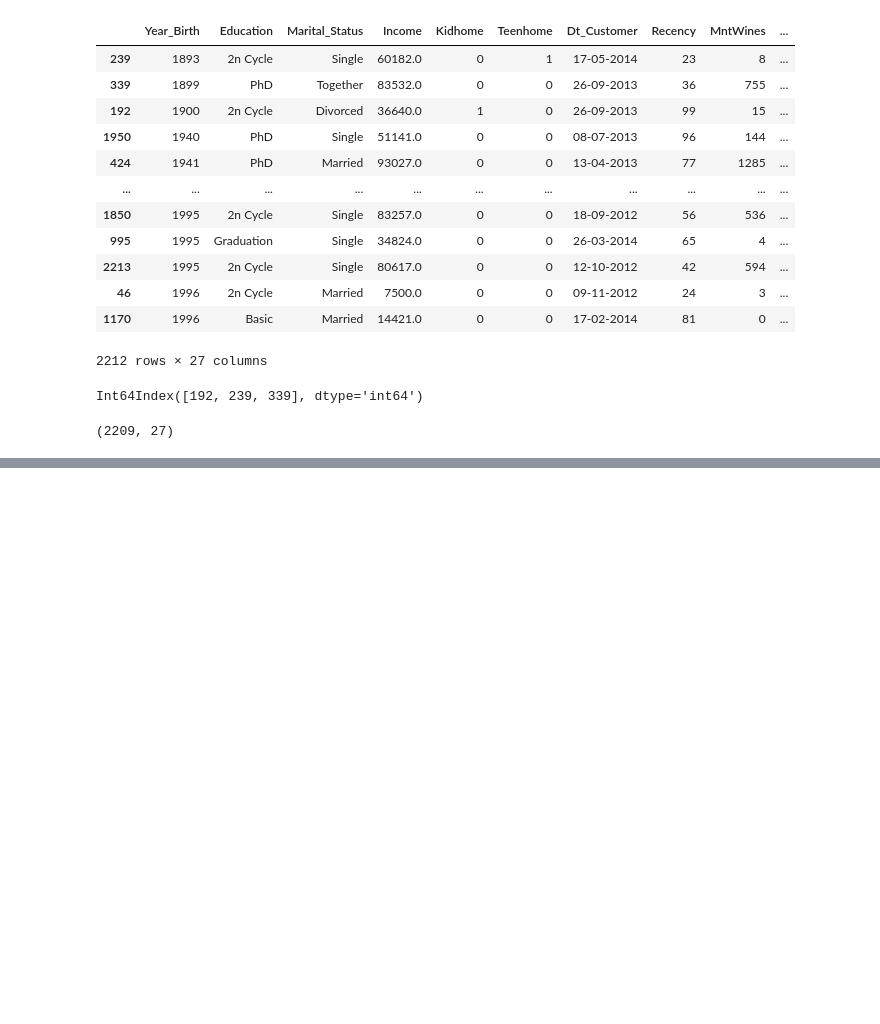
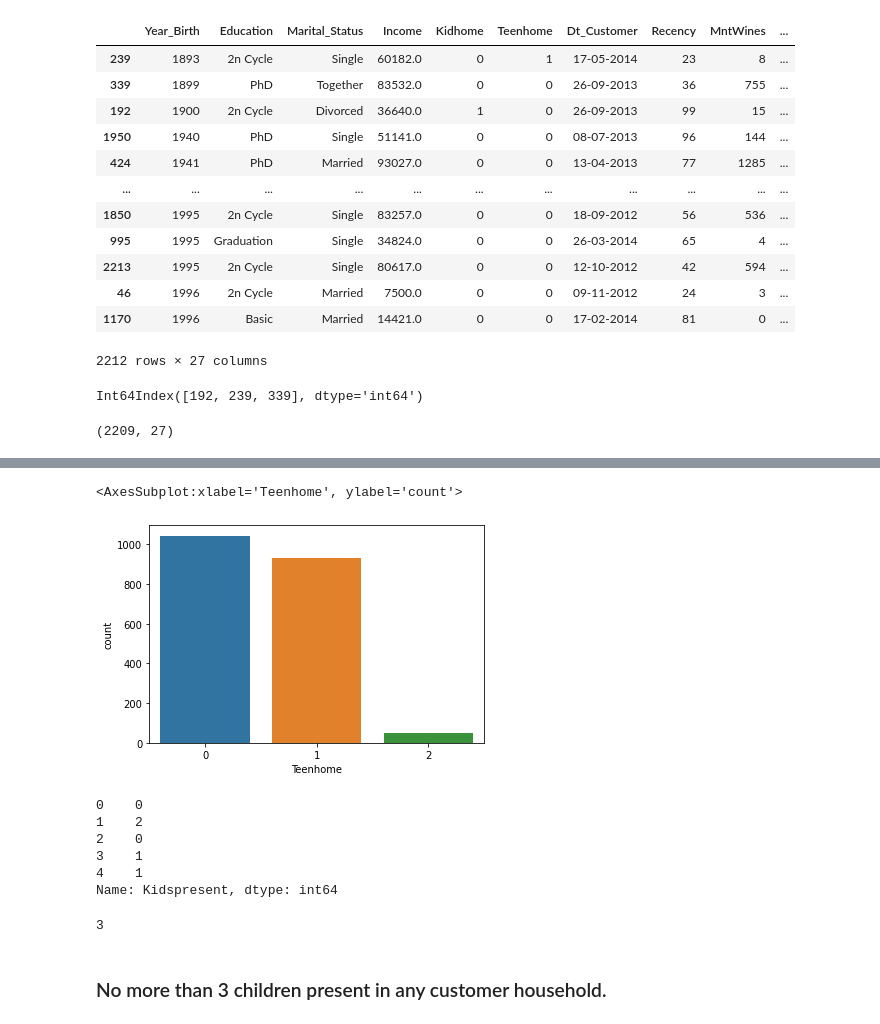
Before and after one commit to jaysCustomSpacesuits/customer_segmentation, a Jupyter notebook: Customer Analysis and Segmentation.ipynb, the cells around one changed output, grey strips where cells are left out. Saved outputs shown, nothing was run; the diff lists cells and outputs as text; code cells hidden in the pictures; blank space fills up the shorter version.

```diff
--- a/Customer Analysis and Segmentation.ipynb
+++ b/Customer Analysis and Segmentation.ipynb
@@ -231,0 +223,5 @@ df.drop_duplicates()
+# %%
+sns.countplot(data=df, x='Teenhome')
+# %% [output]
+<AxesSubplot:xlabel='Teenhome', ylabel='count'>
+[figure, added]
@@ -231,0 +230,15 @@ df.drop_duplicates()
+# %%
+df['Kidspresent'].head()
+# %% [output]
+0    0
+1    2
+2    0
+3    1
+4    1
+Name: Kidspresent, dtype: int64
+# %%
+df['Kidspresent'].max()
+# %% [output]
+3
+# %% [markdown]
+### No more than 3 children present in any customer household. ###
```
Also changed, not shown: parts of 25 cells of this notebook.
